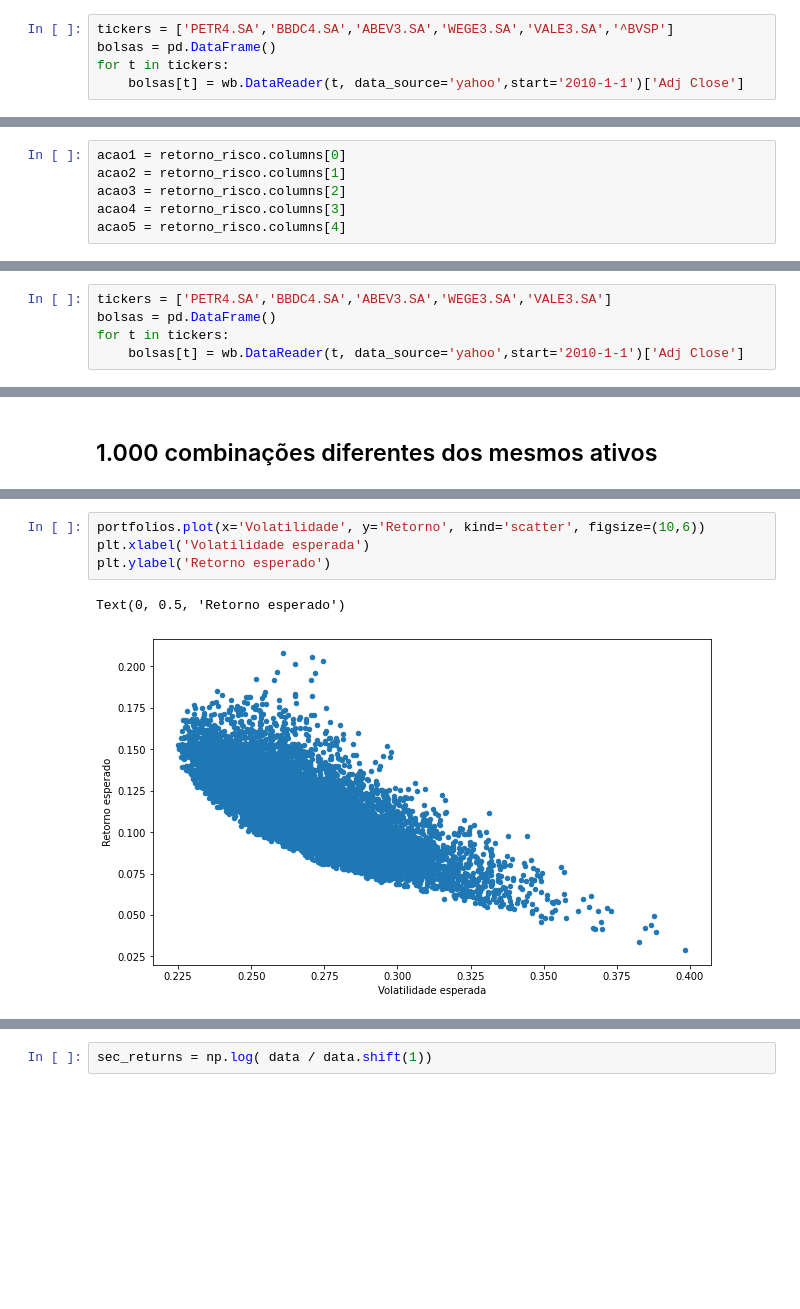
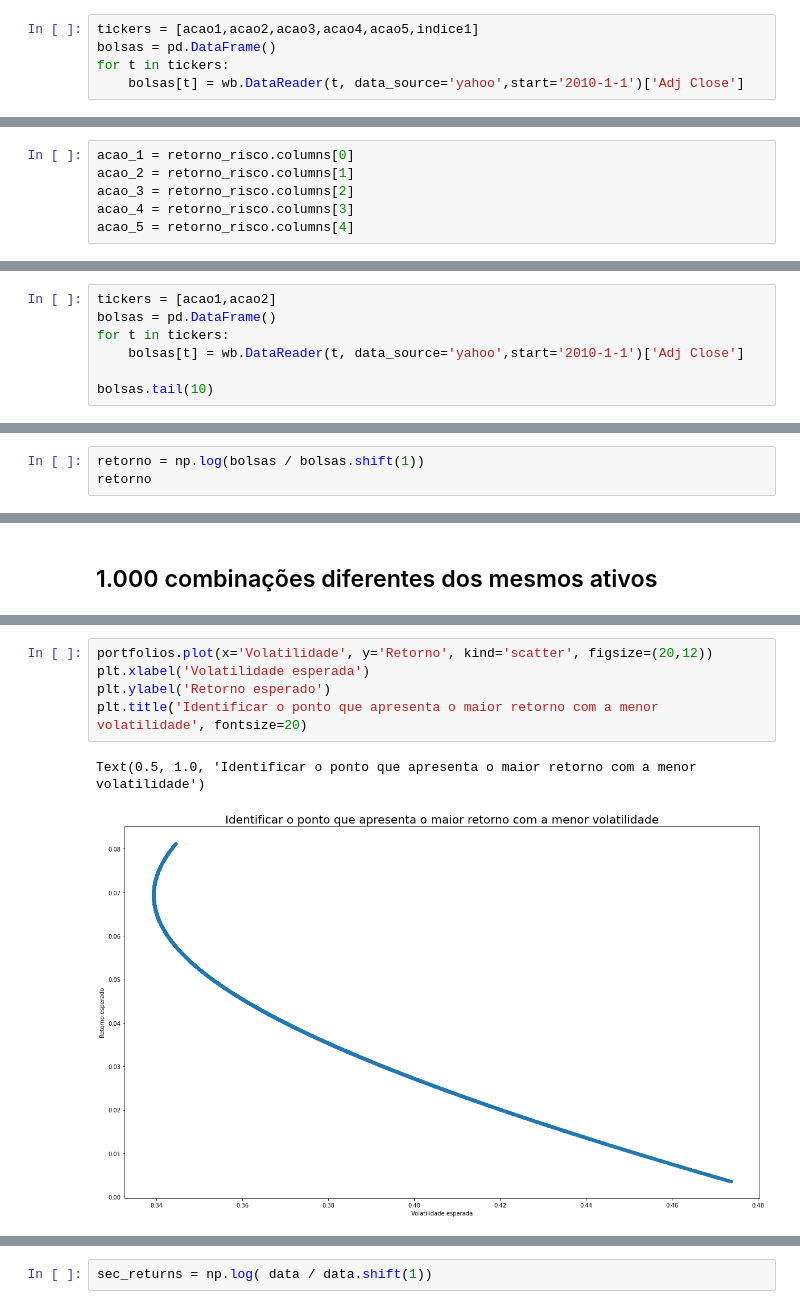
Before and after one commit to TiagoSpiandorello/Analise_de_portfolio_de_acoes, a Jupyter notebook: analise_portfolio.ipynb, the cells around one changed output, grey strips where cells are left out. Cells and saved outputs as stored; diff of their text form; blank space fills up the shorter version.

```diff
--- a/analise_portfolio.ipynb
+++ b/analise_portfolio.ipynb
@@ -240,7 +257,7 @@ dtype: float64
 # %% [markdown]
 ## Compara retorno das ações com índices
 # %%
-tickers = ['PETR4.SA','BBDC4.SA','ABEV3.SA','WEGE3.SA','VALE3.SA','^BVSP']
+tickers = [acao1,acao2,acao3,acao4,acao5,indice1]
 bolsas = pd.DataFrame()
 for t in tickers:
     bolsas[t] = wb.DataReader(t, data_source='yahoo',start='2010-1-1')['Adj Close']
@@ -275,7 +292,7 @@ retorno_risco
 # %%
-acao1 = retorno_risco.columns[0]
-acao2 = retorno_risco.columns[1]
-acao3 = retorno_risco.columns[2]
-acao4 = retorno_risco.columns[3]
-acao5 = retorno_risco.columns[4]
+acao_1 = retorno_risco.columns[0]
+acao_2 = retorno_risco.columns[1]
+acao_3 = retorno_risco.columns[2]
+acao_4 = retorno_risco.columns[3]
+acao_5 = retorno_risco.columns[4]
 # %%
@@ -454,5 +477,7 @@ Portanto, há menos risco ao optar pelo diversificável.
 # %%
-tickers = ['PETR4.SA','BBDC4.SA','ABEV3.SA','WEGE3.SA','VALE3.SA']
+tickers = [acao1,acao2]
 bolsas = pd.DataFrame()
 for t in tickers:
     bolsas[t] = wb.DataReader(t, data_source='yahoo',start='2010-1-1')['Adj Close']
+
+bolsas.tail(10)
@@ -458,0 +506,3 @@ for t in tickers:
+# %%
+retorno = np.log(bolsas / bolsas.shift(1))
+retorno
@@ -552,7 +608,8 @@ portfolios.head()
 # %%
-portfolios.plot(x='Volatilidade', y='Retorno', kind='scatter', figsize=(10,6))
+portfolios.plot(x='Volatilidade', y='Retorno', kind='scatter', figsize=(20,12))
 plt.xlabel('Volatilidade esperada')
 plt.ylabel('Retorno esperado')
+plt.title('Identificar o ponto que apresenta o maior retorno com a menor volatilidade', fontsize=20)
 # %% [output]
-Text(0, 0.5, 'Retorno esperado')
+Text(0.5, 1.0, 'Identificar o ponto que apresenta o maior retorno com a menor volatilidade')
-[figure, old version]
+[figure, new version]
```
Also changed, not shown: parts of 91 cells of this notebook.
